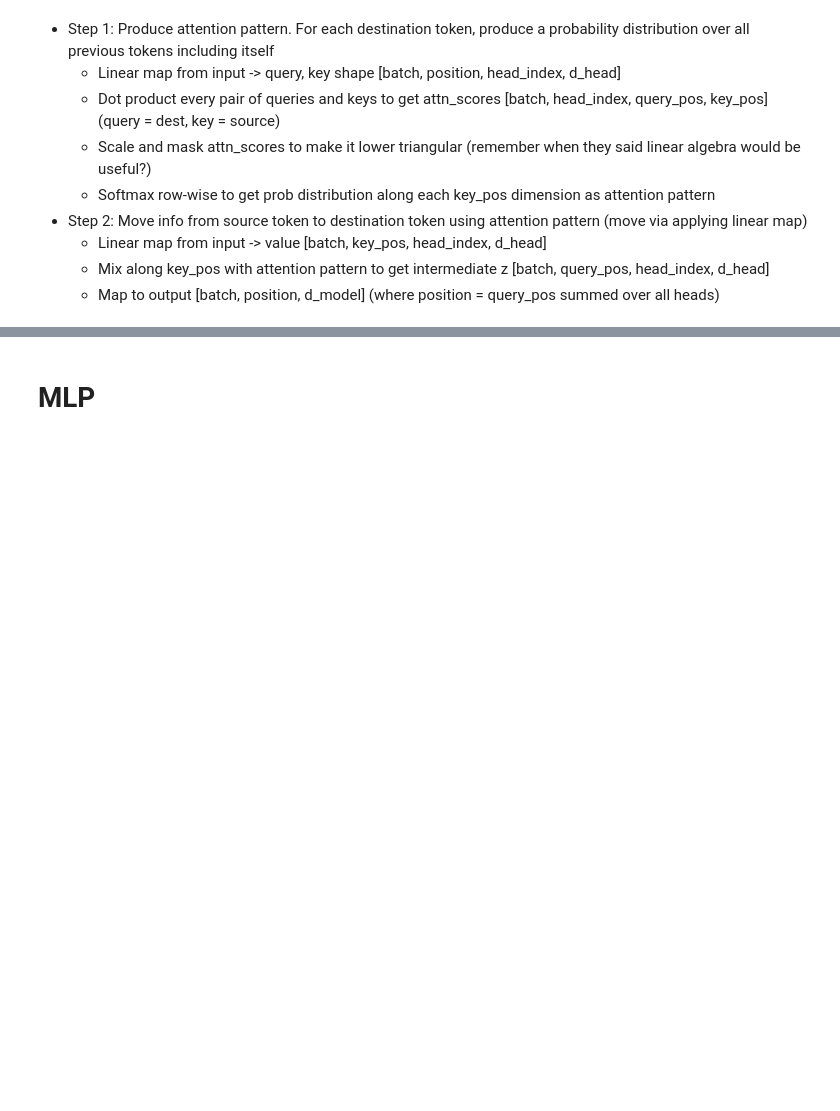
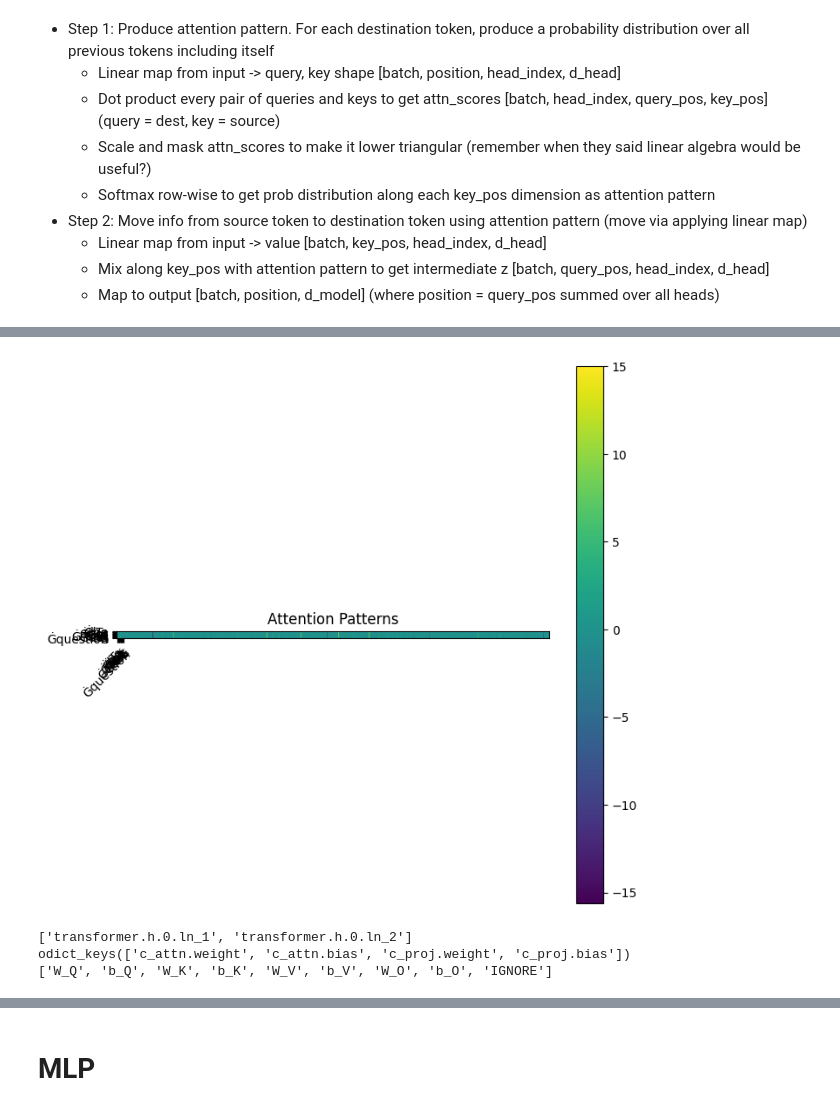
Before and after one commit to emma-x1/ml-from-scratch, a Jupyter notebook: transformers.ipynb, the cells around one changed output, grey strips where cells are left out. Cells and saved outputs as stored; diff of their text form; code cells hidden in the pictures; blank space fills up the shorter version.

Commit message:
attentioning

```diff
--- a/transformers.ipynb
+++ b/transformers.ipynb
@@ -105,7 +160,7 @@ d_mlp = 3072 (4 * d_model)
 d_head = 64 (d_model / n_heads)
 # %%
 # text to tokens
-reference_text = "I am an amazing autoregressive, decoder-only, GPT-2 style transformer. One day I will exceed human level intelligence and take over the world!"
+reference_text = "To be, or not to be. That is the question "
 tokens = tokenizer.encode(reference_text, return_tensors="pt").to(device)
 print(tokens)
 print(tokens.shape) # [batch, position]
@@ -293,3 +496,15 @@ load_gpt2_test(PosEmbed, reference_gpt2.transformer.wpe, x, reference_output)
     * Linear map from input -> value [batch, key_pos, head_index, d_head]
     * Mix along key_pos with attention pattern to get intermediate z [batch, query_pos, head_index, d_head]
     * Map to output [batch, position, d_model] (where position = query_pos summed over all heads)
+# %%
+# to visualize reference gpt attention
+for k, v in reference_gpt2.transformer.h[0].attn.state_dict().items():
+    print(k, v.shape)
+
+# in reference_gpt2, we have c_attn.weight and c_attn.bias (which packages Q, K, V altogether) and c_proj.weight and c_proj.bias (W_O, b_O).
+# separate them by splitting
+
+W_Q, W_K, W_V = reference_gpt2.transformer.h[0].attn.state_dict()["c_attn.weight"].split(768, dim=1)  # each [768, 768]
+W_Q.T.reshape(cfg.n_heads, cfg.d_head, cfg.d_model).permute(0, 2, 1)  # [n_heads, d_model, d_head]
+W_K.T.reshape(cfg.n_heads, cfg.d_head, cfg.d_model).permute(0, 2, 1)
+W_V.T.reshape(cfg.n_heads, cfg.d_head, cfg.d_model).permute(0, 2, 1)  # → [n_heads, d_model, d_head]
@@ -296,5 +533,30 @@ load_gpt2_test(PosEmbed, reference_gpt2.transformer.wpe, x, reference_output)
 # %%
-# do this yourself! recall - self heads vs others. diagonal patterns.
-%pip install pysvelte
-import pysvelte
-pysvelte.AttentionMulti(tokens=reference_gpt2.to_str_tokens(reference_text), attention=cache['blocks.0.attn.hook_attn'].permute(1, 2, 0))
+# diy with matplotlib + numpy! recall - self heads vs others. diagonal patterns.
+%pip install matplotlib
+import matplotlib.pyplot as plt
+import numpy as np
+
+# this is extensible to other types of attention (not just self attention)
+def plot_attention_matrix(attention_mask, src_tokens, tgt_tokens):
+    fig, ax = plt.subplots(figsize=(8, 8))
+    im = ax.imshow(attention_mask, cmap='viridis')
+
+    # add labels for tokens
+    ax.set_xticks(np.arange(len(src_tokens)))
+    ax.set_yticks(np.arange(len(tgt_tokens)))
+    ax.set_xticklabels(src_tokens)
+    ax.set_yticklabels(tgt_tokens)
+
+    # tick labels
+    plt.setp(ax.get_xticklabels(), rotation=45, ha="right", rotation_mode="anchor")
+    plt.colorbar(im)
+    plt.title("Attention Patterns")
+    plt.show()
+
+# print cache entries
+print([k for k in cache.keys() if 'attn' in k and 'h.0' in k])
+print(cache['transformer.h.0.attn'])
+print(cache['transformer.h.0.attn'].shape)
+
+plot_attention_matrix(src_tokens=tokenizer.convert_ids_to_tokens(tokens[0].tolist()), tgt_tokens=tokenizer.convert_ids_to_tokens(tokens[0].tolist()), attention_mask=cache['transformer.h.0.attn'].permute(1, 2, 0))
+# %% [output]
@@ -301,3 +580,4 @@ pysvelte.AttentionMulti(tokens=reference_gpt2.to_str_tokens(reference_text), att
+[figure, added]
 # %%
 class Attention(nn.Module):
     def __init__(self, cfg):
@@ -350,4 +638,12 @@ class Attention(nn.Module):
         mask = torch.triu(torch.ones(attn_scores.size(-2), attn_scores.size(-1), device=attn_scores.device), diagonal=1).bool()
         attn_scores.masked_fill_(mask, self.IGNORE) # mask with (infinitely) negative values?
         return attn_scores
+# %%
+print([k for k in cache.keys() if 'h.0' in k and 'ln' in k])
+print(reference_gpt2.transformer.h[0].attn.state_dict().keys())
+print(list(Attention(cfg).state_dict().keys()))
+# %% [output]
+['transformer.h.0.ln_1', 'transformer.h.0.ln_2']
+odict_keys(['c_attn.weight', 'c_attn.bias', 'c_proj.weight', 'c_proj.bias'])
+['W_Q', 'b_Q', 'W_K', 'b_K', 'W_V', 'b_V', 'W_O', 'b_O', 'IGNORE']
 # %%
```
Also changed, not shown: parts of 33 cells of this notebook.
